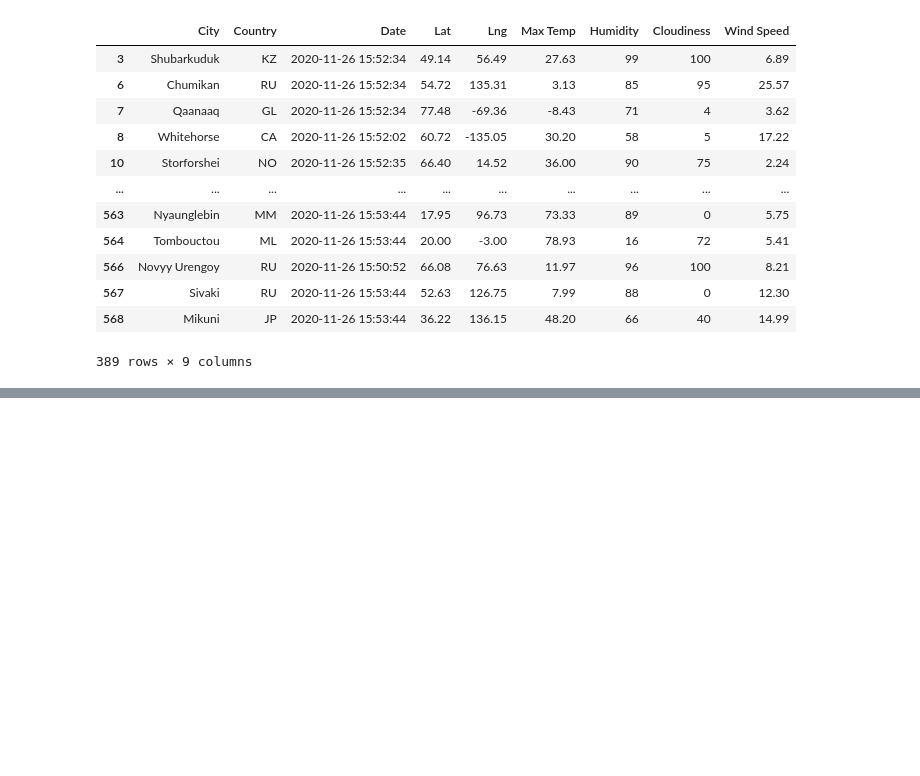
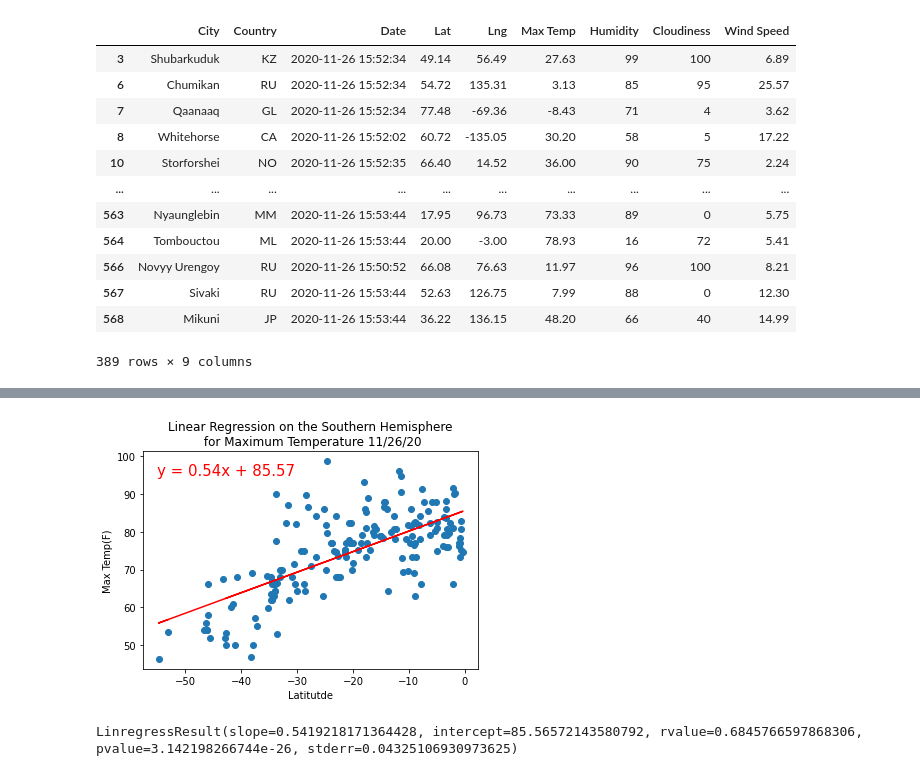
Before and after one commit to osvaldoferraz/World_Weather_Analysis, a Jupyter notebook: WeatherPy.ipynb, the cells around one changed output, grey strips where cells are left out. Drawn from its saved outputs; the diff is of its cells as text; code cells hidden in the pictures; blank space fills up the shorter version.

```diff
--- a/WeatherPy.ipynb
+++ b/WeatherPy.ipynb
@@ -353,0 +367,12 @@ southern_hemi_df = city_data_df.loc[(city_data_df['Lat'] < 0)]
+# %%
+# Linear Regression on the Southern Hemisphere
+x_values = southern_hemi_df['Lat']
+y_values = southern_hemi_df['Max Temp']
+# Call the Function
+plot_linear_regression(x_values, y_values, 'Linear Regression on the Southern Hemisphere\n for Maximum Temperature ' + time.strftime('%x'), 'Max Temp(F)', (-55,95))
+# %% [output]
+[figure, added]
+# %%
+linregress(x_values, y_values)
+# %% [output]
+LinregressResult(slope=0.5419218171364428, intercept=85.56572143580792, rvalue=0.6845766597868306, pvalue=3.142198266744e-26, stderr=0.04325106930973625)
```
Also changed, not shown: parts of 16 cells of this notebook.
